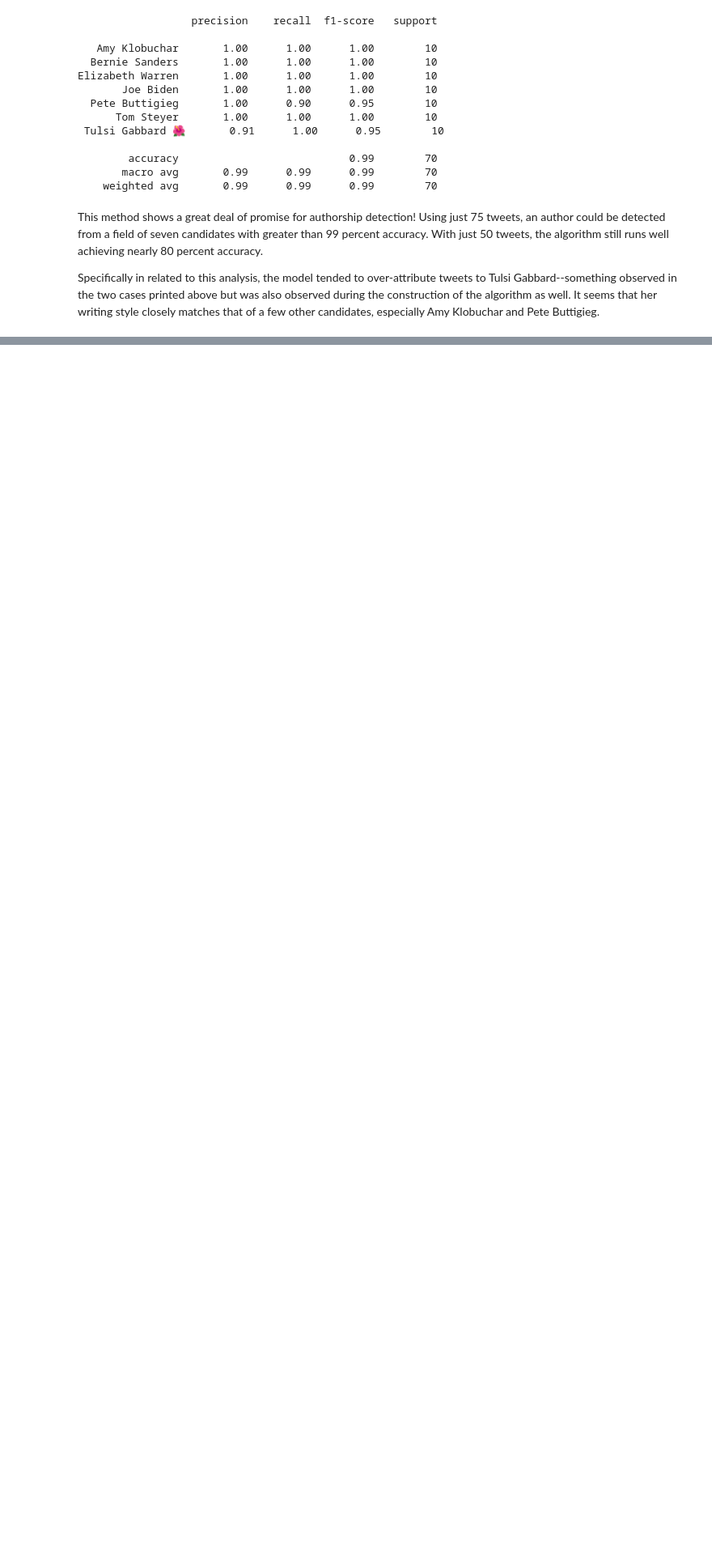
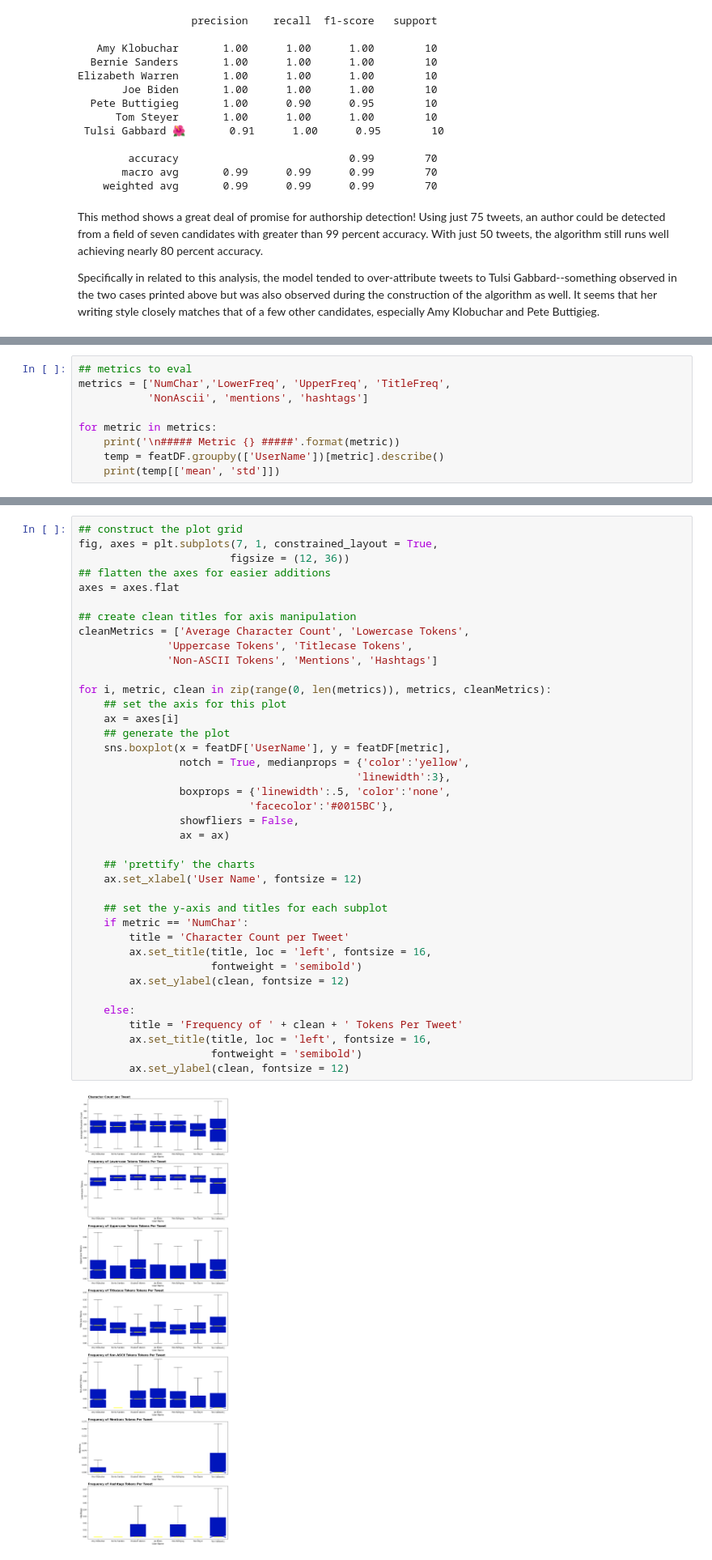
Before and after one commit to OutlawSapper/ANLY580_Project2, a Jupyter notebook: AuthorshipExploratoryWorking.ipynb, the cells around one changed output, grey strips where cells are left out. Shown at 81% size. Cells and saved outputs as stored; diff of their text form; blank space fills up the shorter version.

```diff
--- a/AuthorshipExploratoryWorking.ipynb
+++ b/AuthorshipExploratoryWorking.ipynb
@@ -740,0 +934,9 @@ Specifically in related to this analysis, the model tended to over-attribute twe
+# %%
+## metrics to eval
+metrics = ['NumChar','LowerFreq', 'UpperFreq', 'TitleFreq',
+           'NonAscii', 'mentions', 'hashtags']
+
+for metric in metrics:
+    print('\n##### Metric {} #####'.format(metric))
+    temp = featDF.groupby(['UserName'])[metric].describe()
+    print(temp[['mean', 'std']])
@@ -740,0 +961,41 @@ Specifically in related to this analysis, the model tended to over-attribute twe
+# %%
+## construct the plot grid
+fig, axes = plt.subplots(7, 1, constrained_layout = True,
+                        figsize = (12, 36))
+## flatten the axes for easier additions
+axes = axes.flat
+
+## create clean titles for axis manipulation
+cleanMetrics = ['Average Character Count', 'Lowercase Tokens',
+              'Uppercase Tokens', 'Titlecase Tokens',
+              'Non-ASCII Tokens', 'Mentions', 'Hashtags']
+
+for i, metric, clean in zip(range(0, len(metrics)), metrics, cleanMetrics):
+    ## set the axis for this plot
+    ax = axes[i]
+    ## generate the plot
+    sns.boxplot(x = featDF['UserName'], y = featDF[metric],
+                notch = True, medianprops = {'color':'yellow',
+                                            'linewidth':3},
+                boxprops = {'linewidth':.5, 'color':'none',
+                           'facecolor':'#0015BC'},
+                showfliers = False,
+                ax = ax)
+
+    ## 'prettify' the charts
+    ax.set_xlabel('User Name', fontsize = 12)
+
+    ## set the y-axis and titles for each subplot
+    if metric == 'NumChar':
+        title = 'Character Count per Tweet'
+        ax.set_title(title, loc = 'left', fontsize = 16,
+                     fontweight = 'semibold')
+        ax.set_ylabel(clean, fontsize = 12)
+
+    else:
+        title = 'Frequency of ' + clean + ' Tokens Per Tweet'
+        ax.set_title(title, loc = 'left', fontsize = 16,
+                     fontweight = 'semibold')
+        ax.set_ylabel(clean, fontsize = 12)
+# %% [output]
+[figure, added]
```
Also changed, not shown: parts of 20 cells of this notebook, 1 other file.
